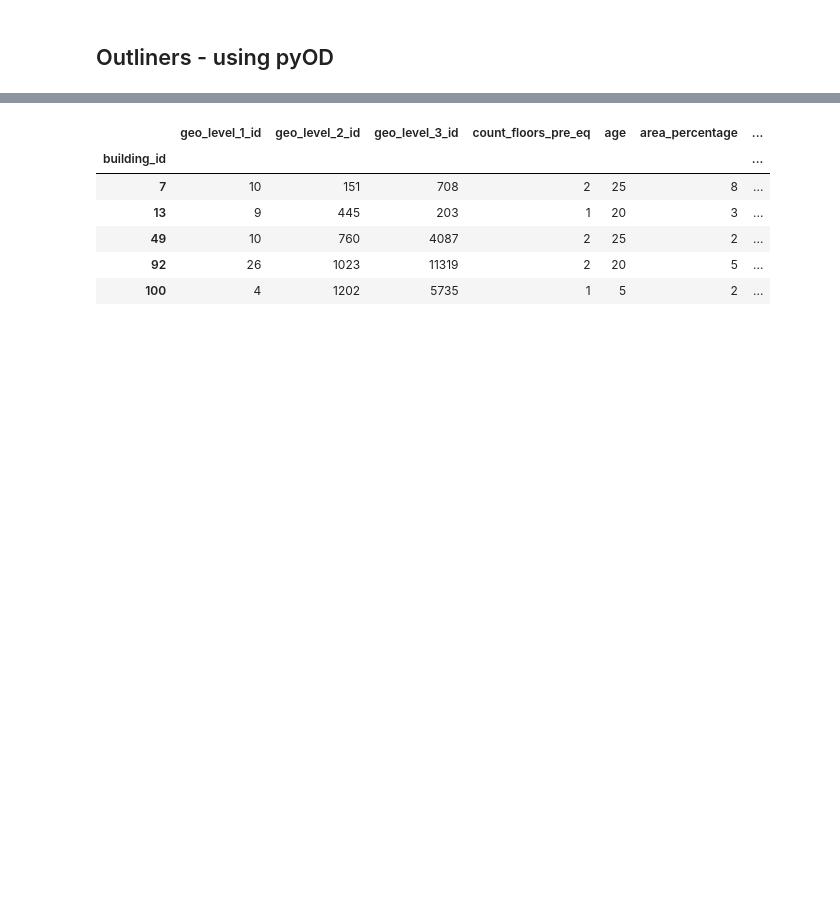
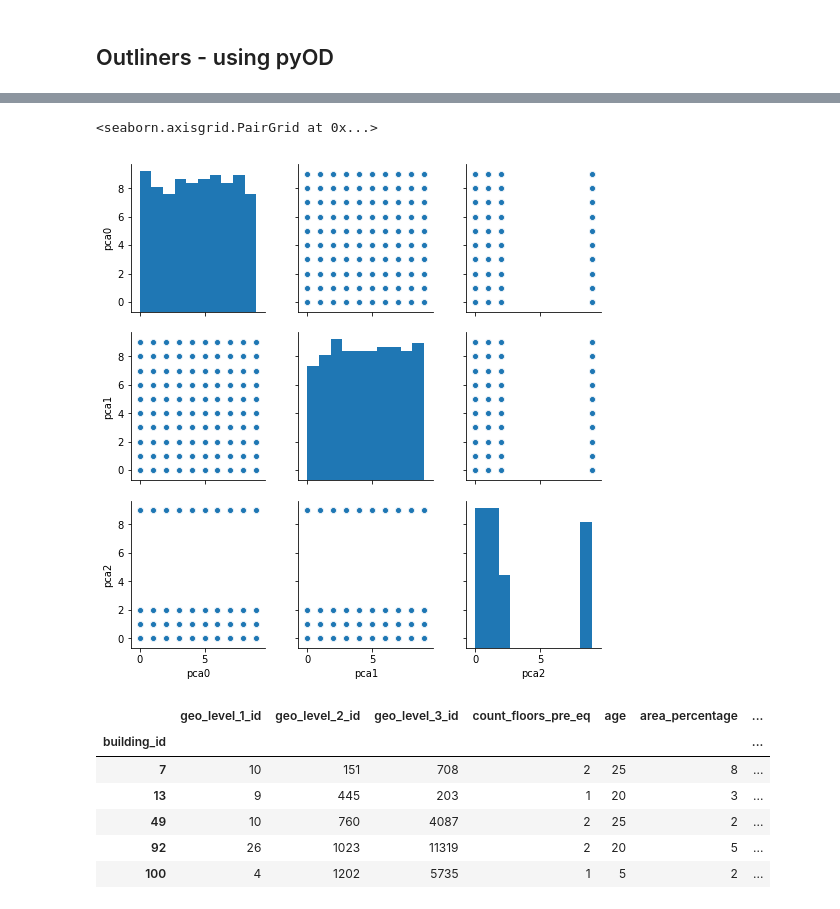
Before and after one commit to Barteus/ml-earthquake, a Jupyter notebook: simple-model-blog2-osemn.ipynb, the cells around one changed output, grey strips where cells are left out. Drawn from its saved outputs; the diff is of its cells as text; code cells hidden in the pictures; blank space fills up the shorter version.

```diff
--- a/simple-model-blog2-osemn.ipynb
+++ b/simple-model-blog2-osemn.ipynb
@@ -375,3 +253,8 @@ y_test_scores = clf.decision_function(df_test_enc)  # outlier scores
+# %%
+sns.pairplot(data=df_x_pca)
+# %% [output]
+<seaborn.axisgrid.PairGrid at 0x...>
+[figure, added]
 # %%
 df_outliners_test = df_test_enc.copy()
 df_outliners_test['outliner'] = y_test_pred
```
Also changed, not shown: parts of 22 cells of this notebook, 1 other file.
